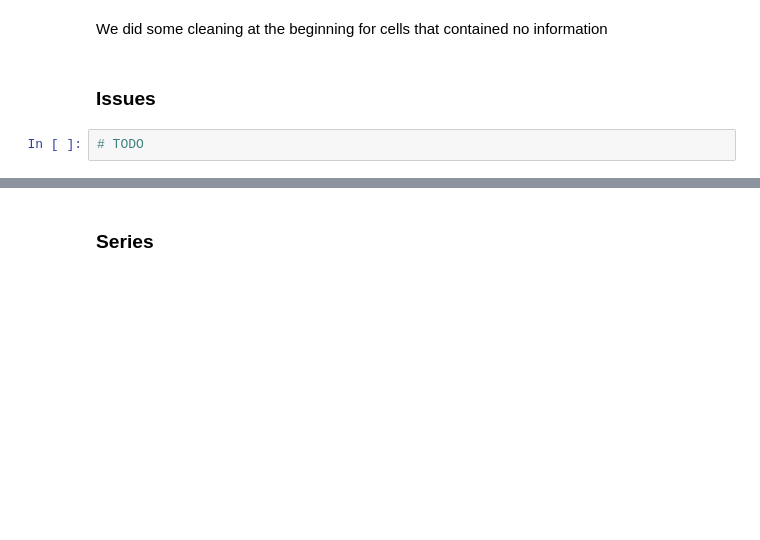
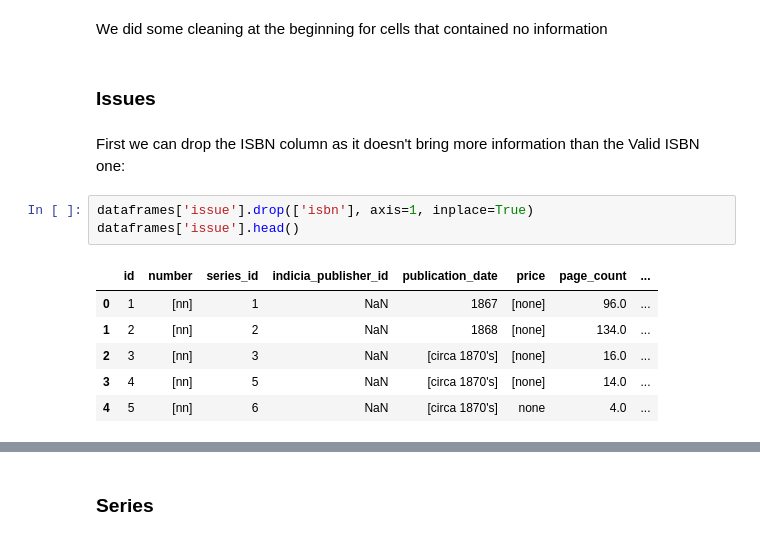
Before and after one commit to paulnicolet/IDBS-comics, a Jupyter notebook: cleaning/cleaning.ipynb, the cells around one changed output, grey strips where cells are left out. Saved outputs shown, nothing was run; the diff lists cells and outputs as text; blank space fills up the shorter version.

```diff
--- a/cleaning/cleaning.ipynb
+++ b/cleaning/cleaning.ipynb
@@ -414,5 +514,15 @@ dataframes['publisher'].isnull().sum()
 We did some cleaning at the beginning for cells that contained no information
 # %% [markdown]
 ### Issues
-# %%
-# TODO
+# %% [markdown]
+First we can drop the ISBN column as it doesn't bring more information than the Valid ISBN one:
+# %%
+dataframes['issue'].drop(['isbn'], axis=1, inplace=True)
+dataframes['issue'].head()
+# %% [output]
+|  | id | number | series_id | indicia_publisher_id | publication_date | price | page_count | ... |
+| 0 | 1 | [nn] | 1 | NaN | 1867 | [none] | 96.0 | ... |
+| 1 | 2 | [nn] | 2 | NaN | 1868 | [none] | 134.0 | ... |
+| 2 | 3 | [nn] | 3 | NaN | [circa 1870's] | [none] | 16.0 | ... |
+| 3 | 4 | [nn] | 5 | NaN | [circa 1870's] | [none] | 14.0 | ... |
+| 4 | 5 | [nn] | 6 | NaN | [circa 1870's] | none | 4.0 | ... |
```
Also changed, not shown: parts of 33 cells of this notebook.
